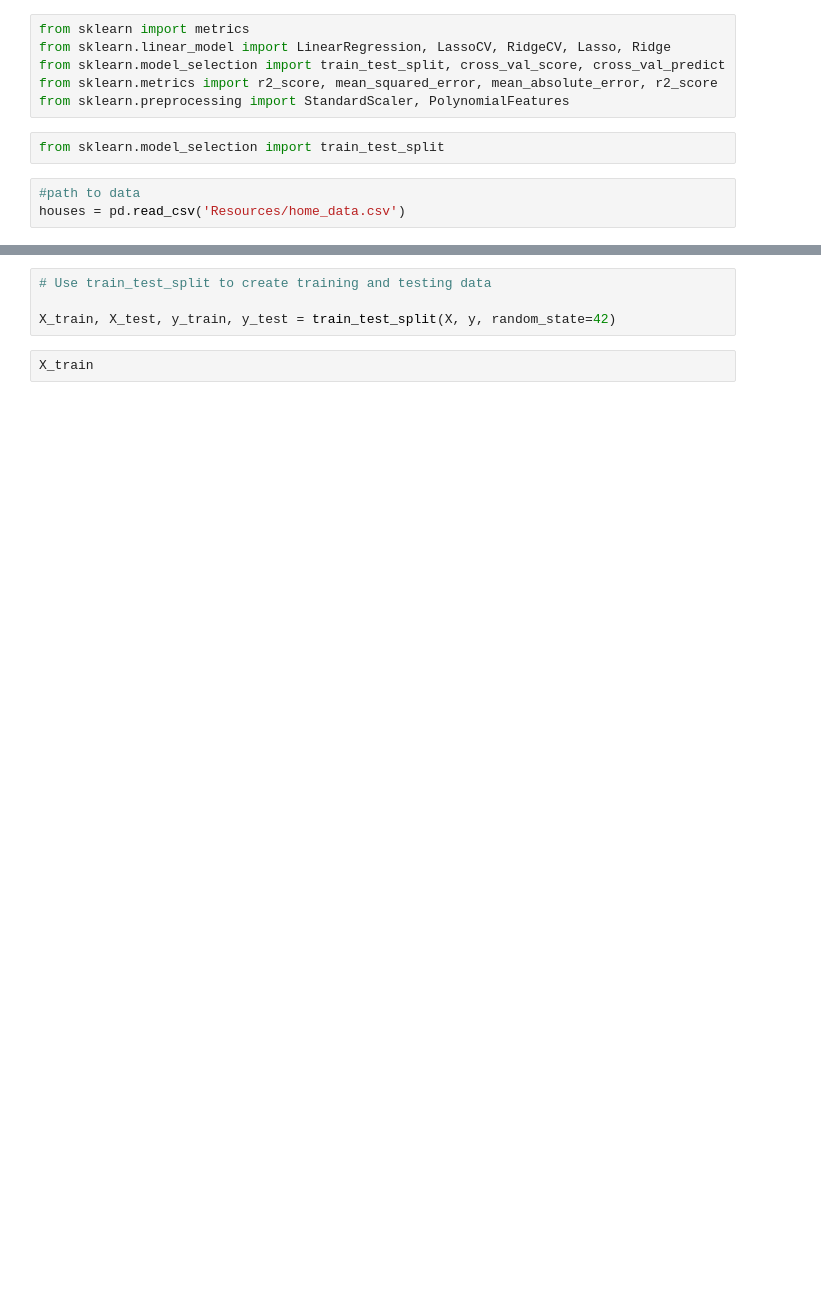
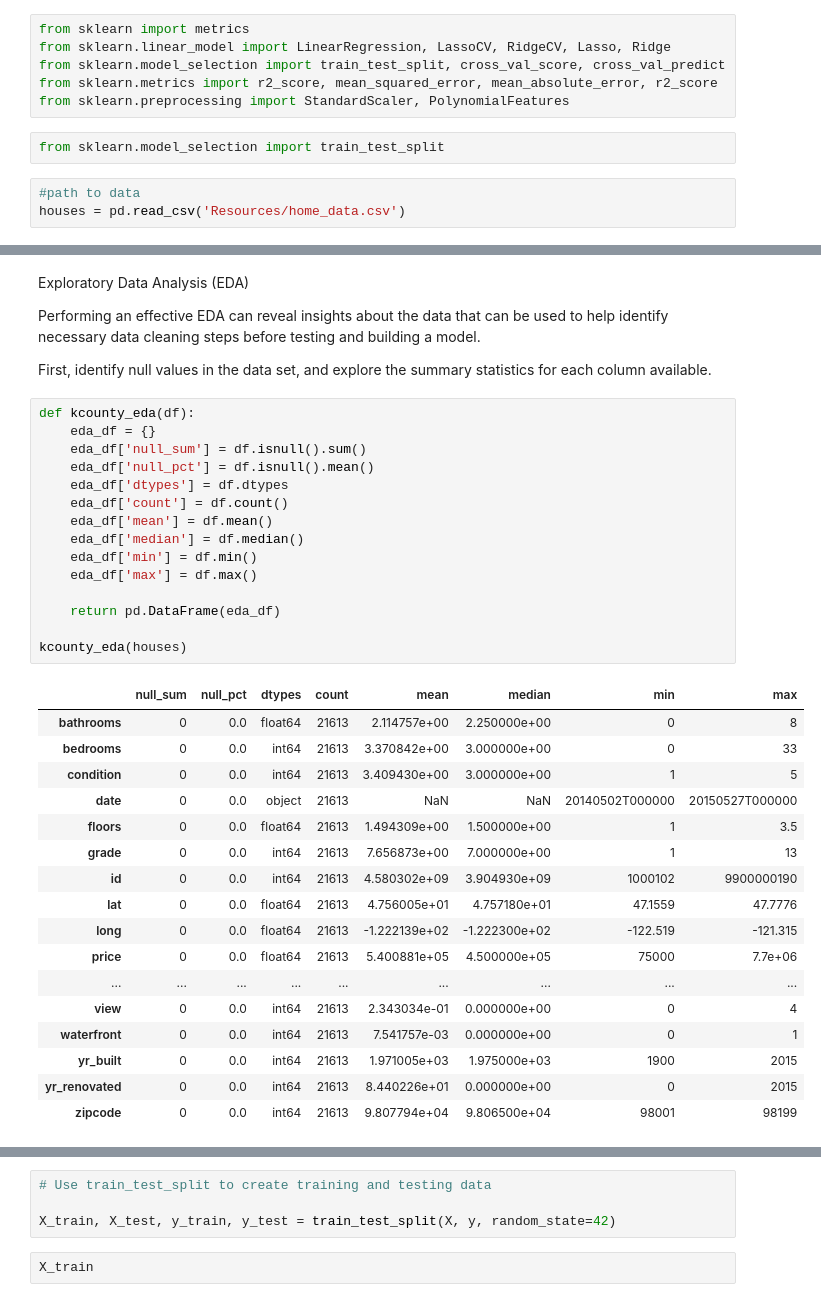
Before and after one commit to csadlo/home-pricing-project, a Jupyter notebook: MultiLR.ipynb, the cells around one changed output, grey strips where cells are left out. Saved outputs shown, nothing was run; the diff lists cells and outputs as text; blank space fills up the shorter version.

```diff
--- a/MultiLR.ipynb
+++ b/MultiLR.ipynb
@@ -23,0 +32,39 @@ houses.columns
+# %% [markdown]
+Exploratory Data Analysis (EDA)
+
+Performing an effective EDA can reveal insights about the data that can be used to help identify necessary data cleaning steps before testing and building a model.
+
+First, identify null values in the data set, and explore the summary statistics for each column available.
+# %%
+def kcounty_eda(df):
+    eda_df = {}
+    eda_df['null_sum'] = df.isnull().sum()
+    eda_df['null_pct'] = df.isnull().mean()
+    eda_df['dtypes'] = df.dtypes
+    eda_df['count'] = df.count()
+    eda_df['mean'] = df.mean()
+    eda_df['median'] = df.median()
+    eda_df['min'] = df.min()
+    eda_df['max'] = df.max()
+
+    return pd.DataFrame(eda_df)
+
+kcounty_eda(houses)
+# %% [output]
+|  | null_sum | null_pct | dtypes | count | mean | median | min | max |
+| bathrooms | 0 | 0.0 | float64 | 21613 | 2.114757e+00 | 2.250000e+00 | 0 | 8 |
+| bedrooms | 0 | 0.0 | int64 | 21613 | 3.370842e+00 | 3.000000e+00 | 0 | 33 |
+| condition | 0 | 0.0 | int64 | 21613 | 3.409430e+00 | 3.000000e+00 | 1 | 5 |
+| date | 0 | 0.0 | object | 21613 | NaN | NaN | 20140502T000000 | 20150527T000000 |
+| floors | 0 | 0.0 | float64 | 21613 | 1.494309e+00 | 1.500000e+00 | 1 | 3.5 |
+| grade | 0 | 0.0 | int64 | 21613 | 7.656873e+00 | 7.000000e+00 | 1 | 13 |
+| id | 0 | 0.0 | int64 | 21613 | 4.580302e+09 | 3.904930e+09 | 1000102 | 9900000190 |
+| lat | 0 | 0.0 | float64 | 21613 | 4.756005e+01 | 4.757180e+01 | 47.1559 | 47.7776 |
+| long | 0 | 0.0 | float64 | 21613 | -1.222139e+02 | -1.222300e+02 | -122.519 | -121.315 |
+| price | 0 | 0.0 | float64 | 21613 | 5.400881e+05 | 4.500000e+05 | 75000 | 7.7e+06 |
+| ... | ... | ... | ... | ... | ... | ... | ... | ... |
+| view | 0 | 0.0 | int64 | 21613 | 2.343034e-01 | 0.000000e+00 | 0 | 4 |
+| waterfront | 0 | 0.0 | int64 | 21613 | 7.541757e-03 | 0.000000e+00 | 0 | 1 |
+| yr_built | 0 | 0.0 | int64 | 21613 | 1.971005e+03 | 1.975000e+03 | 1900 | 2015 |
+| yr_renovated | 0 | 0.0 | int64 | 21613 | 8.440226e+01 | 0.000000e+00 | 0 | 2015 |
+| zipcode | 0 | 0.0 | int64 | 21613 | 9.807794e+04 | 9.806500e+04 | 98001 | 98199 |
```
Also changed, not shown: parts of 31 cells of this notebook.
